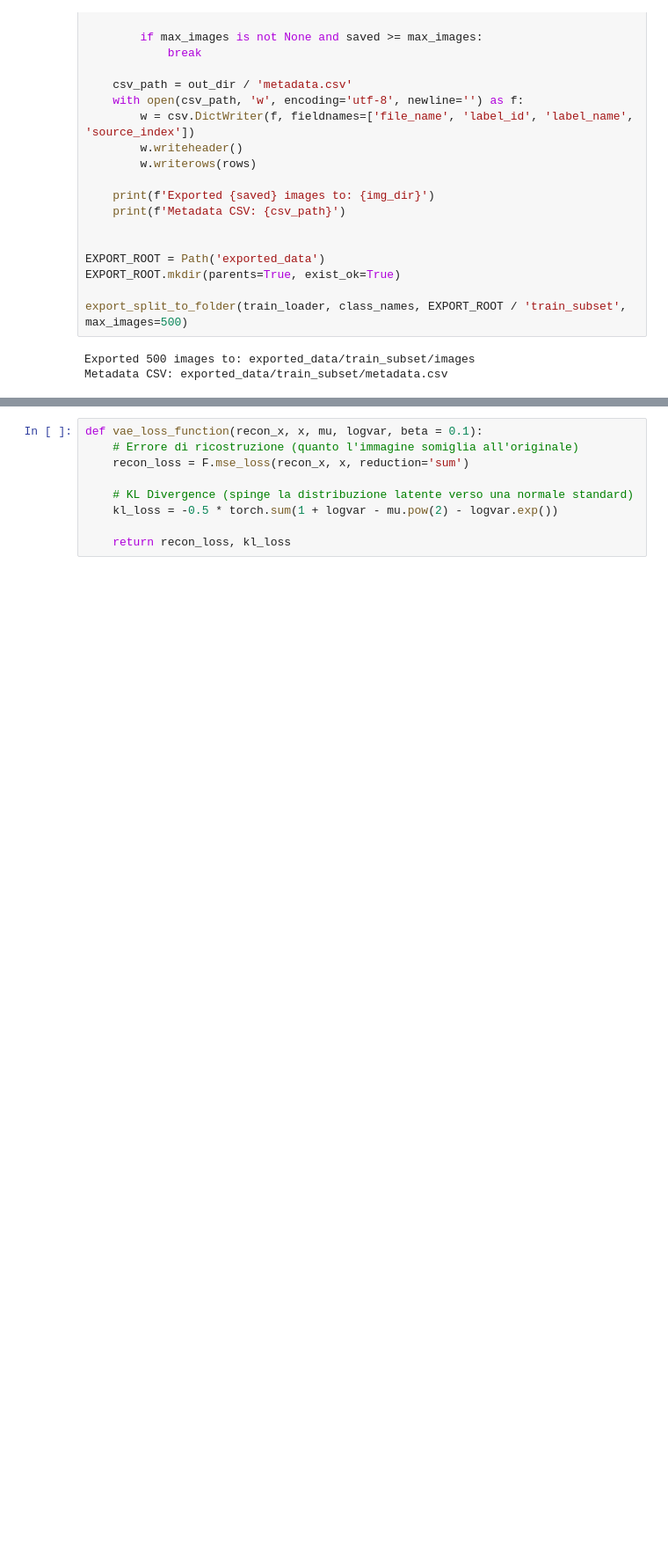
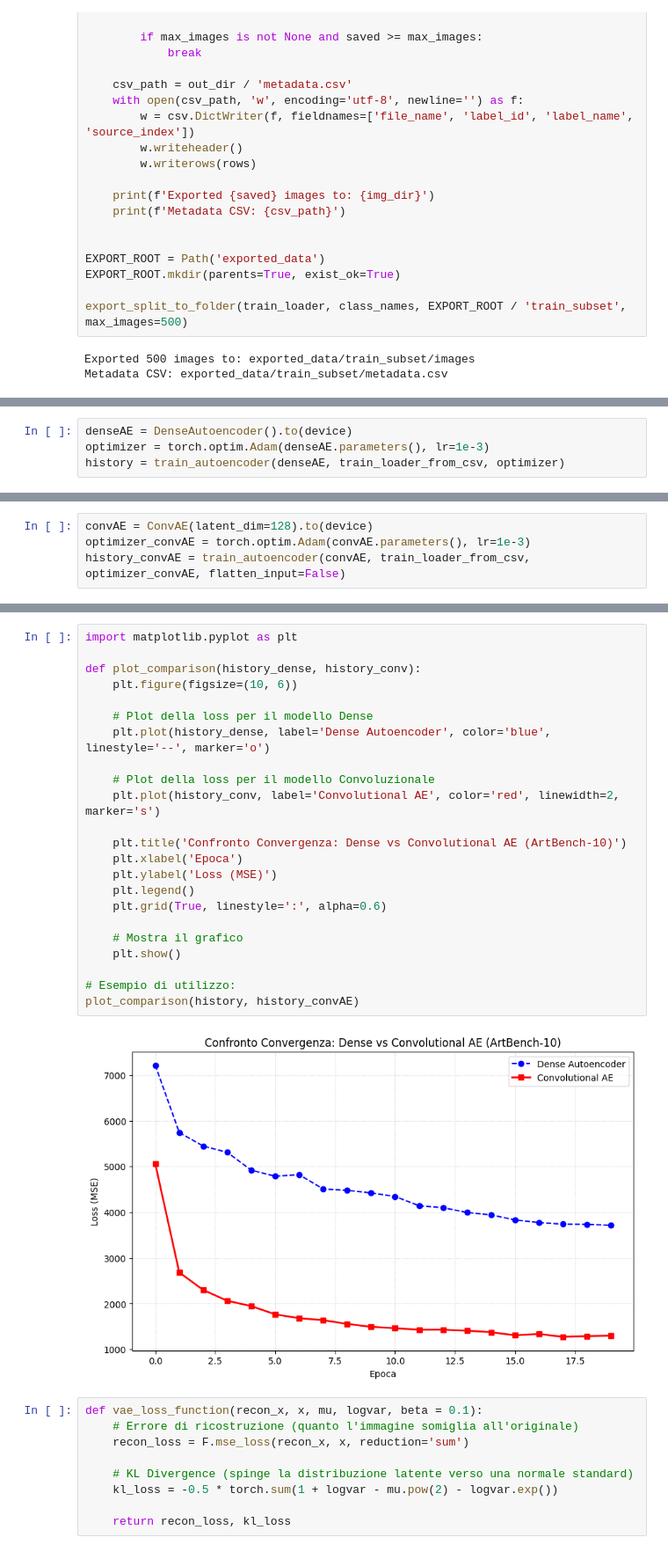
Before and after one commit to Tuco711/GenAI_Project, a Jupyter notebook: TP1-alunos-src-only/student_start_pack/ArtBench10_Student_Start_Pack.ipynb, the cells around one changed output, grey strips where cells are left out. Shown at 88% size. Drawn from its saved outputs; the diff is of its cells as text; blank space fills up the shorter version.

Commit message:
Insert comparison between DenseAE vs ConvAE and some paragraphs for show the expected results

```diff
--- a/TP1-alunos-src-only/student_start_pack/ArtBench10_Student_Start_Pack.ipynb
+++ b/TP1-alunos-src-only/student_start_pack/ArtBench10_Student_Start_Pack.ipynb
@@ -355,0 +423,4 @@ Metadata CSV: exported_data/train_subset/metadata.csv
+# %%
+denseAE = DenseAutoencoder().to(device)
+optimizer = torch.optim.Adam(denseAE.parameters(), lr=1e-3)
+history = train_autoencoder(denseAE, train_loader_from_csv, optimizer)
@@ -404,0 +523,4 @@ class VAE(nn.Module):
+# %%
+convAE = ConvAE(latent_dim=128).to(device)
+optimizer_convAE = torch.optim.Adam(convAE.parameters(), lr=1e-3)
+history_convAE = train_autoencoder(convAE, train_loader_from_csv, optimizer_convAE, flatten_input=False)
@@ -405,3 +548,28 @@ class VAE(nn.Module):
+# %%
+import matplotlib.pyplot as plt
+
+def plot_comparison(history_dense, history_conv):
+    plt.figure(figsize=(10, 6))
+
+    # Plot della loss per il modello Dense
+    plt.plot(history_dense, label='Dense Autoencoder', color='blue', linestyle='--', marker='o')
+
+    # Plot della loss per il modello Convoluzionale
+    plt.plot(history_conv, label='Convolutional AE', color='red', linewidth=2, marker='s')
+
+    plt.title('Confronto Convergenza: Dense vs Convolutional AE (ArtBench-10)')
+    plt.xlabel('Epoca')
+    plt.ylabel('Loss (MSE)')
+    plt.legend()
+    plt.grid(True, linestyle=':', alpha=0.6)
+
+    # Mostra il grafico
+    plt.show()
+
+# Esempio di utilizzo:
+plot_comparison(history, history_convAE)
+# %% [output]
+[figure, added]
 # %%
 def vae_loss_function(recon_x, x, mu, logvar, beta = 0.1):
     # Errore di ricostruzione (quanto l'immagine somiglia all'originale)
```
Also changed, not shown: parts of 10 cells of this notebook, 1 other file.
